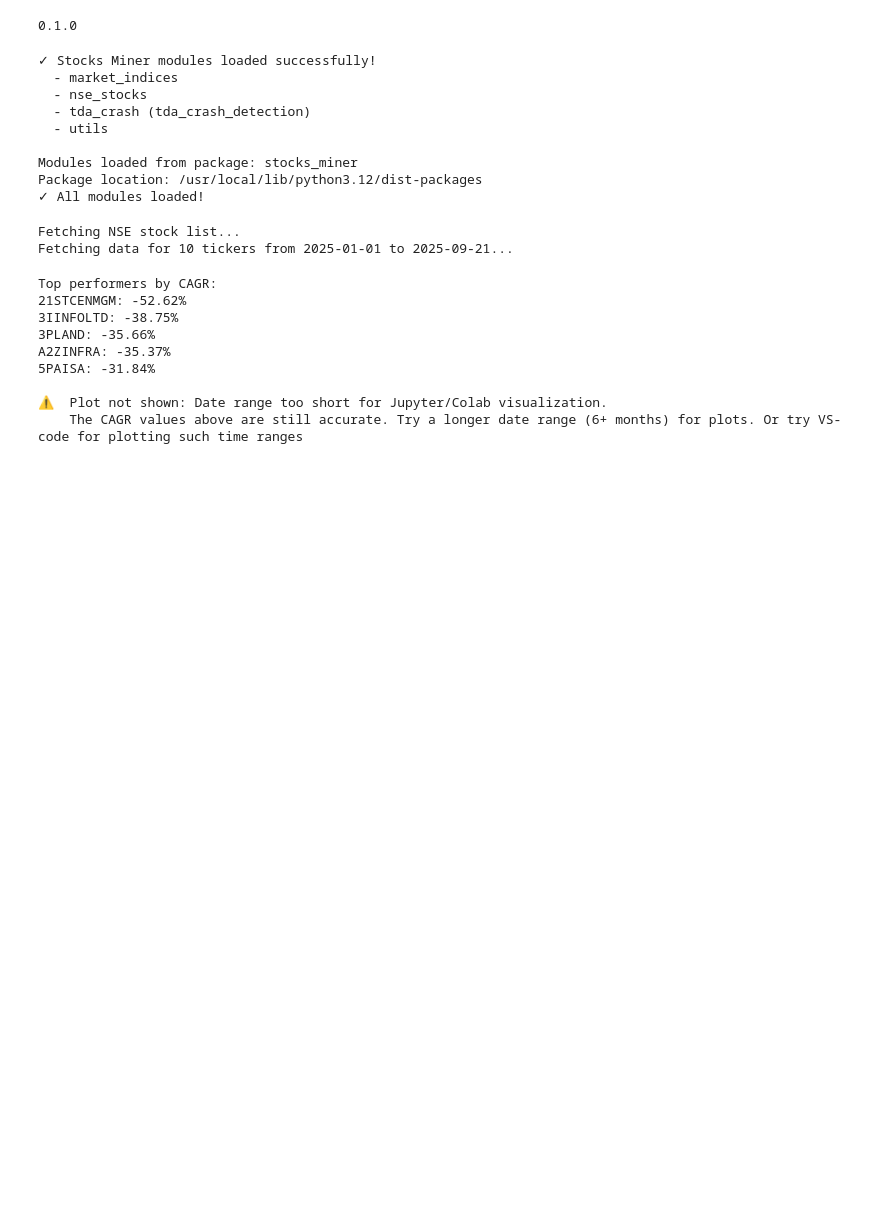
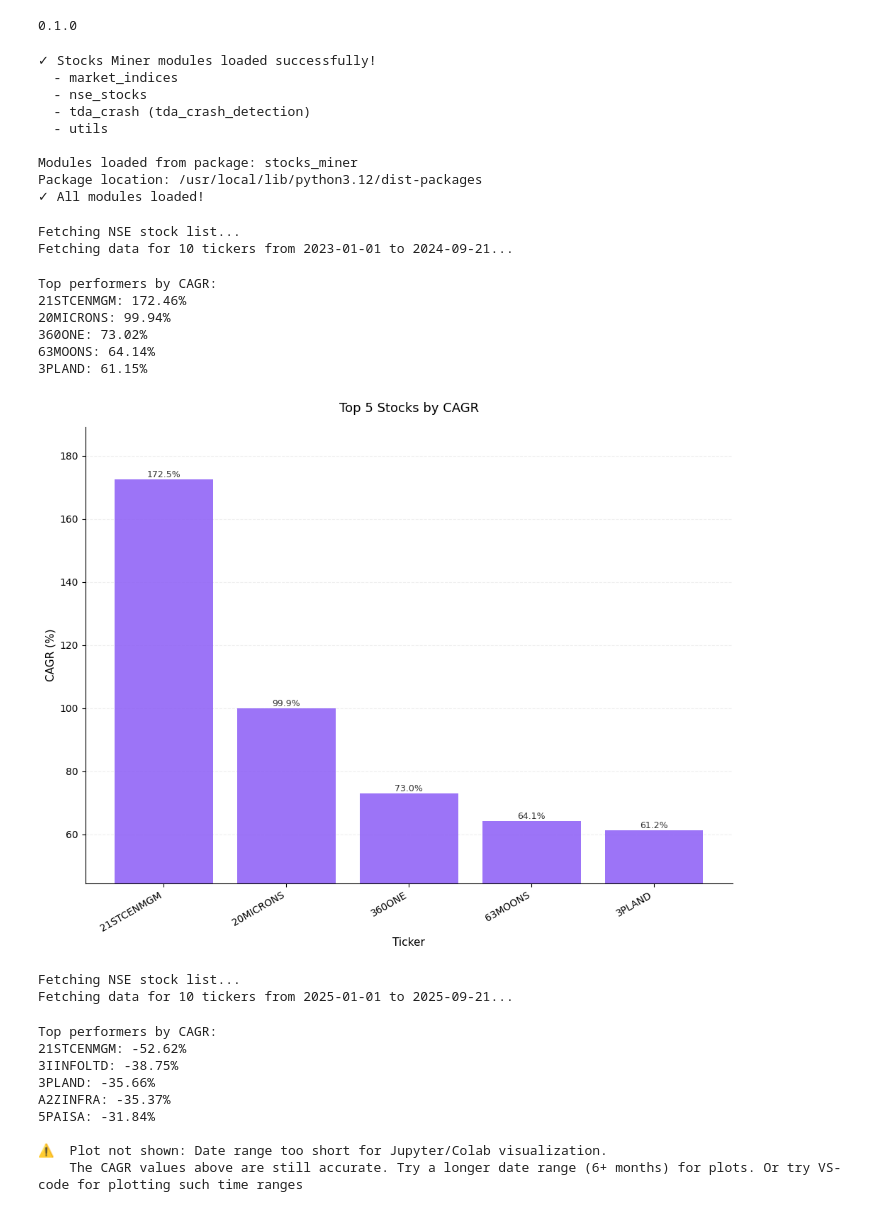
Before and after one commit to Soumyadippallab/Stocks_Miner, a Jupyter notebook: examples/Demo_v2.ipynb, the cells around one changed output. Drawn from its saved outputs; the diff is of its cells as text; code cells hidden in the pictures; blank space fills up the shorter version.

```diff
--- a/examples/Demo_v2.ipynb
+++ b/examples/Demo_v2.ipynb
@@ -67,6 +67,24 @@ print("✓ All modules loaded!")
 Modules loaded from package: stocks_miner
 Package location: /usr/local/lib/python3.12/dist-packages
 ✓ All modules loaded!
+# %%
+# Analyze top NSE stocks
+sm.nse_stocks.analyze_nse_stocks(
+    num_tickers=10,     # Number of stocks to analyze
+    top_x=5,            # Top performers to identify
+    start_date="2023-01-01",
+    end_date="2024-09-21" #a short thing to be noted. The cdoommand doesnot evalute any plot for ranges which are smaller than 1 year due to image pixel isues and hence only the cagr values will be shown without any plots. For larger time ranges no issue occurs. plots will be shown along with cagr commpputations for lrger time ranges. Although no such issue occurs in vs code .
+)
+# %% [output]
+Fetching NSE stock list...
+Fetching data for 10 tickers from 2023-01-01 to 2024-09-21...
+Top performers by CAGR:
+21STCENMGM: 172.46%
+20MICRONS: 99.94%
+360ONE: 73.02%
+63MOONS: 64.14%
+3PLAND: 61.15%
+[figure, added]
 # %%
 sm.nse_stocks.analyze_nse_stocks( num_tickers=10,  top_x=5,  start_date="2025-01-01", end_date="2025-09-21" )
 # %% [output]
```
Also changed, not shown: parts of 1 cell of this notebook.
